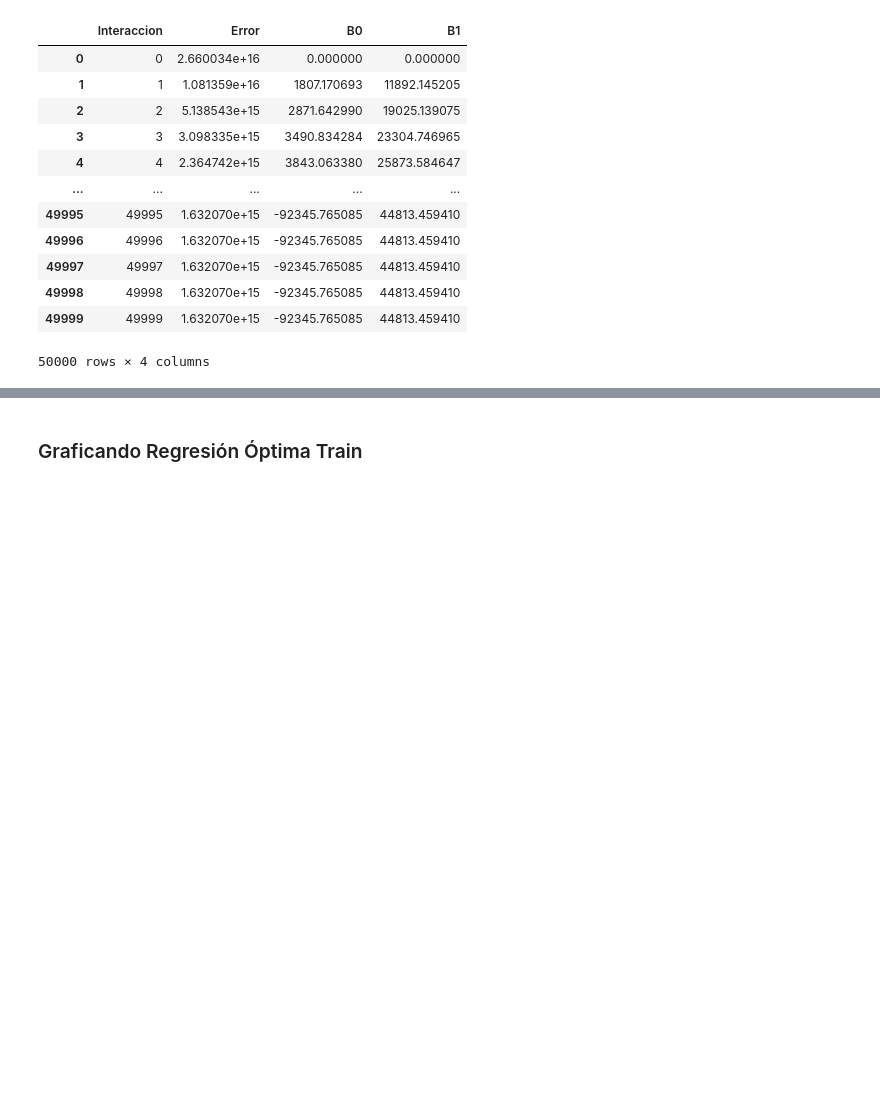
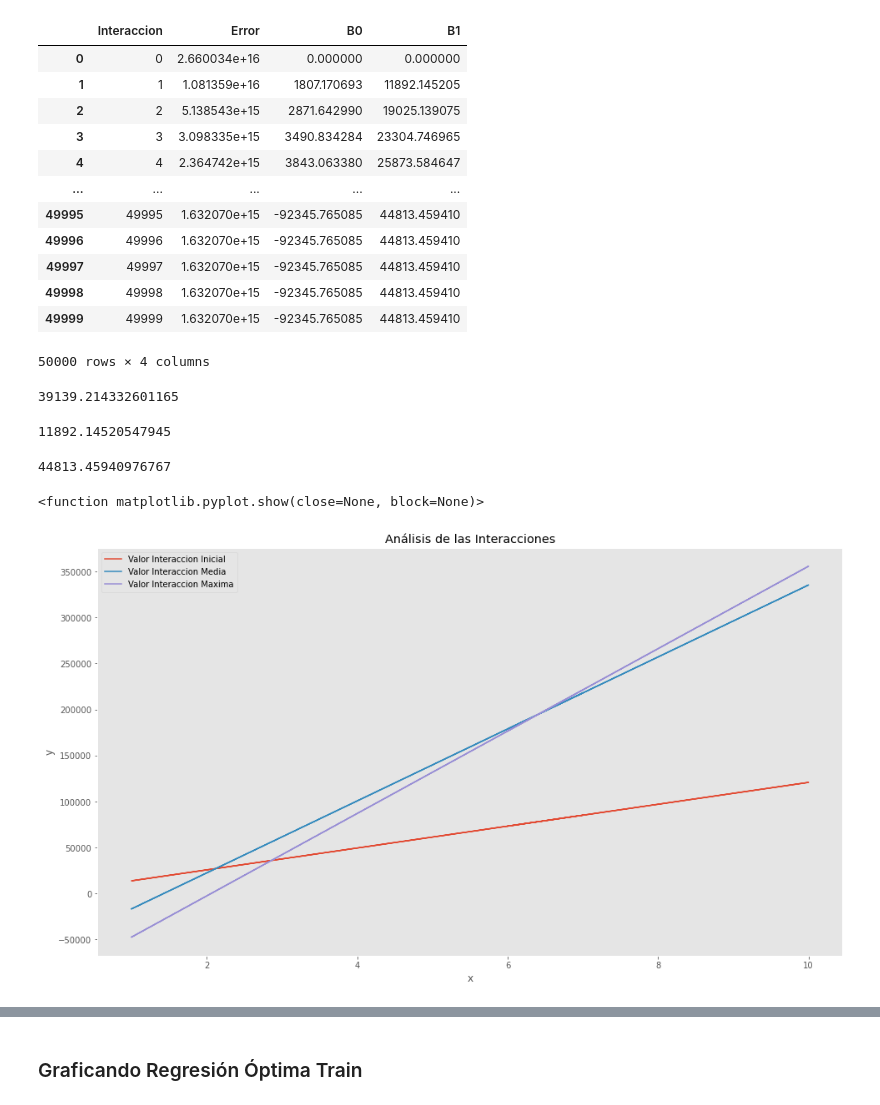
Before and after one commit to GladysAndrea/Proyecto-CDP, a Jupyter notebook: Proyecto-CDP.ipynb, the cells around one changed output, grey strips where cells are left out. Saved outputs shown, nothing was run; the diff lists cells and outputs as text; code cells hidden in the pictures; blank space fills up the shorter version.

```diff
--- a/Proyecto-CDP.ipynb
+++ b/Proyecto-CDP.ipynb
@@ -272,6 +272,63 @@ Errores
 | 49998 | 49998 | 1.632070e+15 | -92345.765085 | 44813.459410 |
 | 49999 | 49999 | 1.632070e+15 | -92345.765085 | 44813.459410 |
 50000 rows × 4 columns
+# %%
+Minimo = pd.DataFrame()
+Medio = pd.DataFrame()
+Maximo = pd.DataFrame()
+
+
+Errores["Interaccion"] = Errores["Interaccion"].astype(int)
+
+#print (Errores.dtypes)
+df = Errores['Interaccion'] == int(((int(min(Errores.Interaccion))+int(max(Errores.Interaccion)))/2)-23000)
+Medio=Errores.loc[df]
+
+aMedio=max(Medio.B0)
+aMedio
+bMedio=max(Medio.B1)
+bMedio
+# %% [output]
+39139.214332601165
+# %%
+Errores["Interaccion"] = Errores["Interaccion"].astype(int)
+
+#print (Errores.dtypes)
+df = Errores['Interaccion'] == (min(Errores.Interaccion)+1)
+Minimo=Errores.loc[df]
+
+aMinimo=max(Minimo.B0)
+aMinimo
+bMinimo=max(Minimo.B1)
+bMinimo
+# %% [output]
+11892.14520547945
+# %%
+Errores["Interaccion"] = Errores["Interaccion"].astype(int)
+
+#print (Errores.dtypes)
+df = Errores['Interaccion'] == (max(Errores.Interaccion))
+Maximo=Errores.loc[df]
+
+aMaximo=max(Maximo.B0)
+aMaximo
+bMaximo=max(Maximo.B1)
+bMaximo
+# %% [output]
+44813.45940976767
+# %%
+plt.plot(x, bMinimo*x + aMinimo, label='Valor Interaccion Inicial')
+plt.plot(x, bMedio*x + aMedio, label='Valor Interaccion Media')
+plt.plot(x, bMaximo*x + aMaximo, label='Valor Interaccion Maxima')
+plt.xlabel('x')
+plt.ylabel('y')
+plt.title('Análisis de las Interacciones')
+plt.grid()
+plt.legend()
+plt.show
+# %% [output]
+<function matplotlib.pyplot.show(close=None, block=None)>
+[figure, added]
 # %%
 Optimo = pd.DataFrame()
 
```
Also changed, not shown: parts of 10 cells of this notebook.
